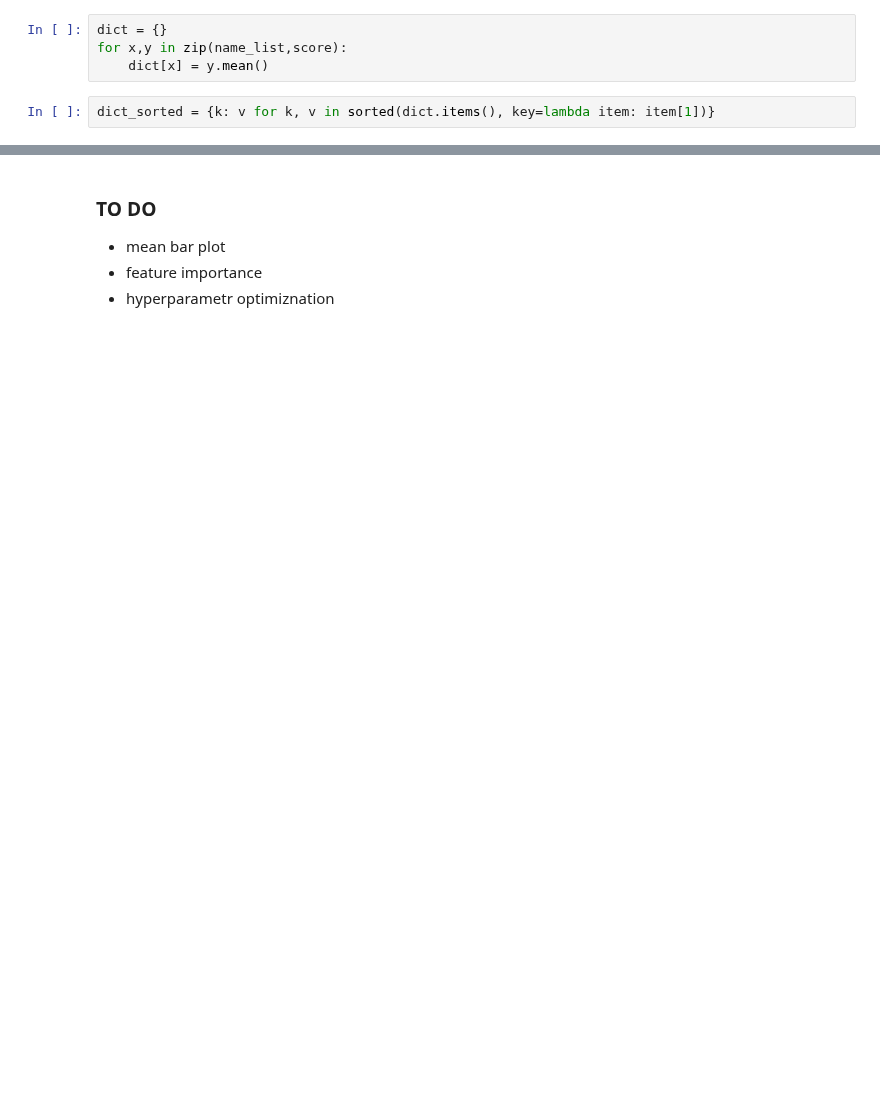
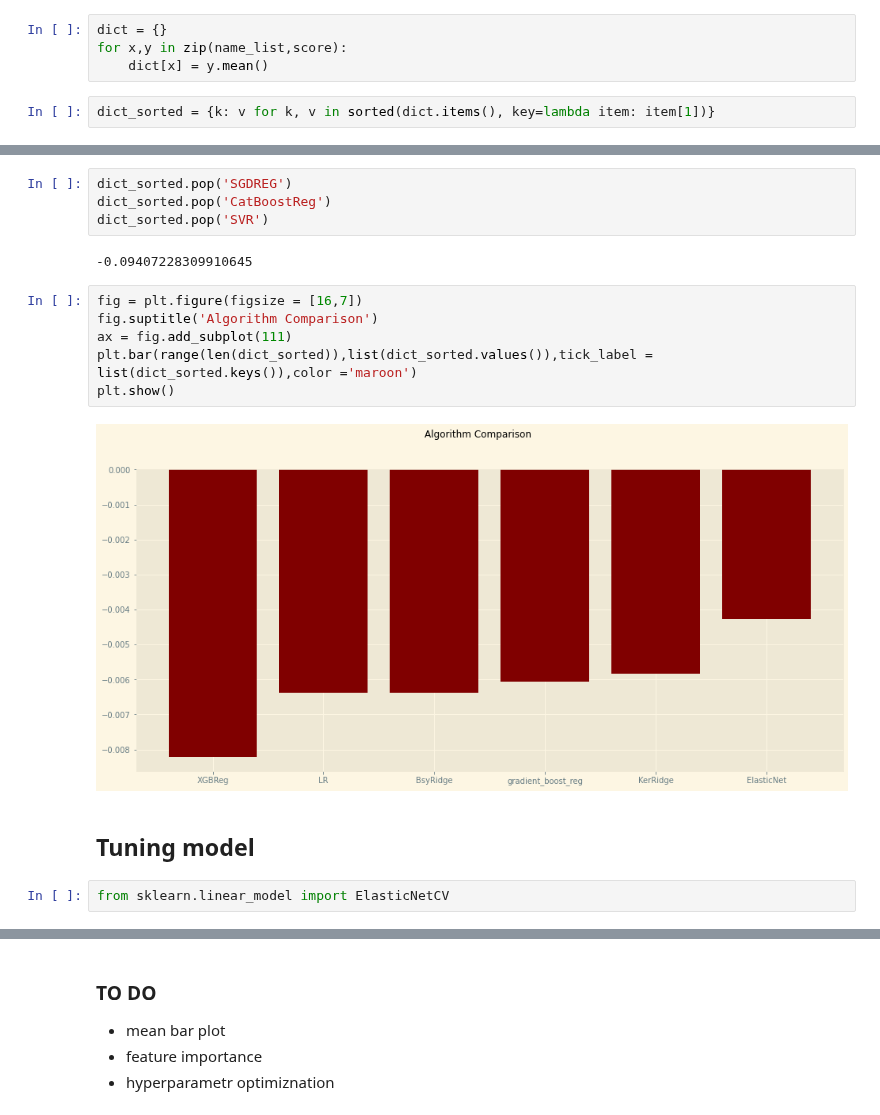
Before and after one commit to CarJung/Uni, a Jupyter notebook: Warsaw_flats/Sklearn.ipynb, the cells around one changed output, grey strips where cells are left out. Saved outputs shown, nothing was run; the diff lists cells and outputs as text; blank space fills up the shorter version.

```diff
--- a/Warsaw_flats/Sklearn.ipynb
+++ b/Warsaw_flats/Sklearn.ipynb
@@ -121,2 +124,20 @@ dict_sorted
  'ElasticNet': -0.004275141875846852,
  'CatBoostReg': nan}
+# %%
+dict_sorted.pop('SGDREG')
+dict_sorted.pop('CatBoostReg')
+dict_sorted.pop('SVR')
+# %% [output]
+-0.09407228309910645
+# %%
+fig = plt.figure(figsize = [16,7])
+fig.suptitle('Algorithm Comparison')
+ax = fig.add_subplot(111)
+plt.bar(range(len(dict_sorted)),list(dict_sorted.values()),tick_label = list(dict_sorted.keys()),color ='maroon')
+plt.show()
+# %% [output]
+[figure, added]
+# %% [markdown]
+## Tuning model
+# %%
+from sklearn.linear_model import ElasticNetCV
```
Also changed, not shown: parts of 9 cells of this notebook, 3 other files.
